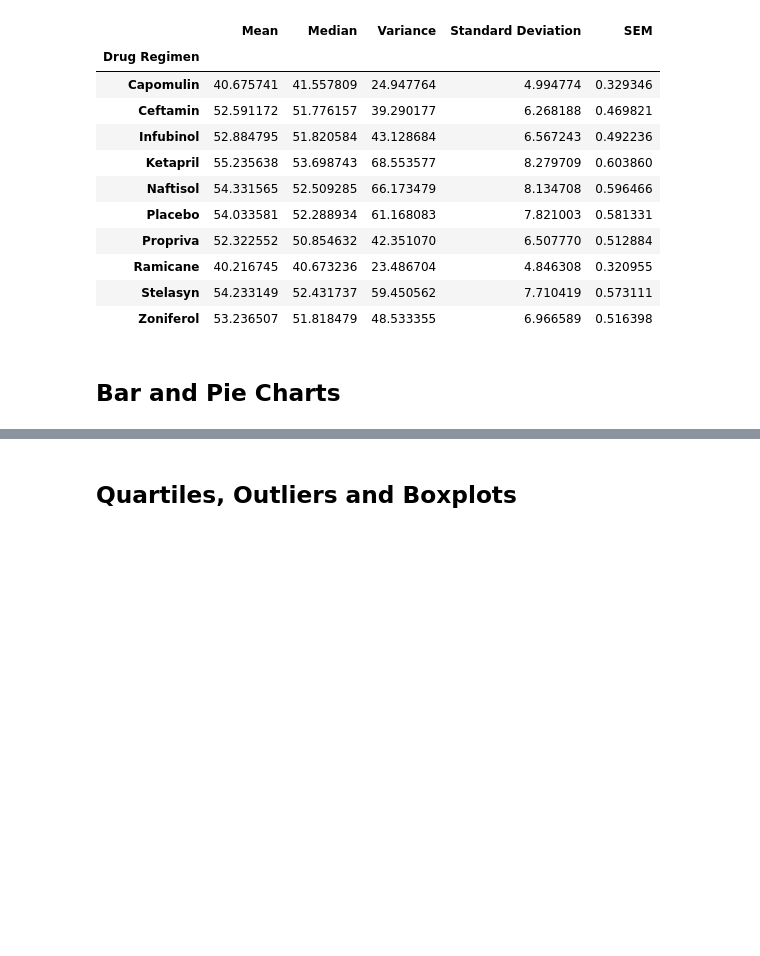
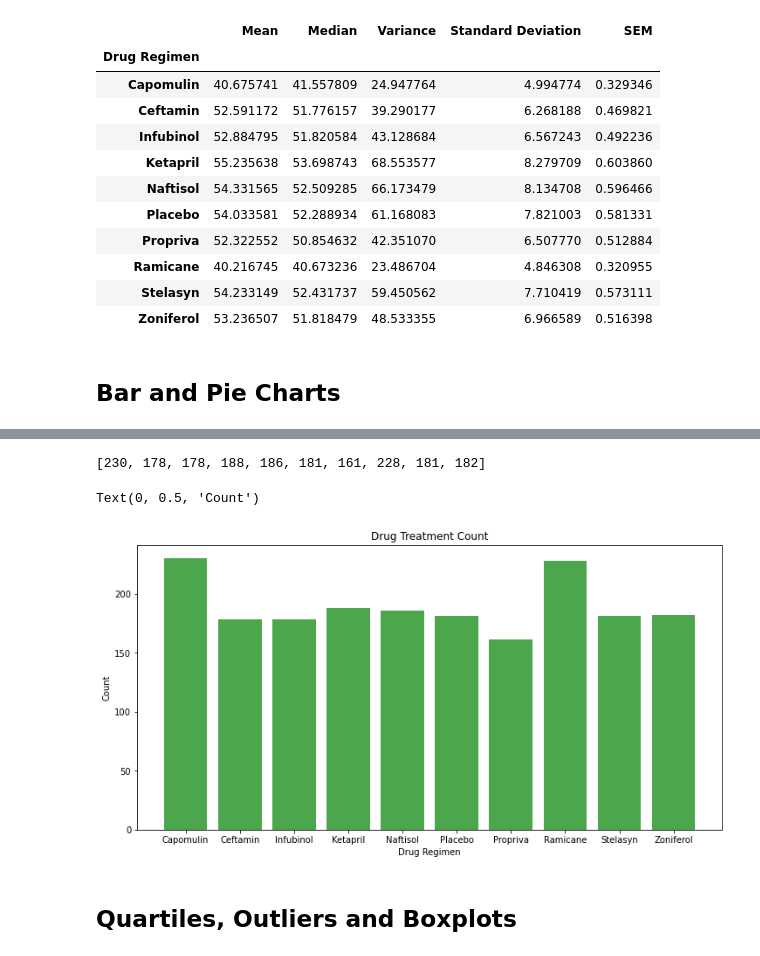
Before and after one commit to OnyNwosu/MatPlotlib-Challenge, a Jupyter notebook: Pymaceuticals/pymaceuticals_starter.ipynb, the cells around one changed output, grey strips where cells are left out. Cells and saved outputs as stored; diff of their text form; code cells hidden in the pictures; blank space fills up the shorter version.

```diff
--- a/Pymaceuticals/pymaceuticals_starter.ipynb
+++ b/Pymaceuticals/pymaceuticals_starter.ipynb
@@ -147,2 +155,4 @@ summary_stats_df
 # %%
-# Generate a bar plot showing the total number of measurements taken on each drug regimen using pandas.
+# Generate a bar plot showing the total number of measurements taken on each drug regimen using pyplot.
+drugs_list = summary_stats_df.index.tolist()
+drugs_list
@@ -151,3 +170,20 @@ summary_stats_df
+# %%
+drugs_count = (combined_df.groupby(["Drug Regimen"])["Age_months"].count()).tolist()
+drugs_count
+# %% [output]
+[230, 178, 178, 188, 186, 181, 161, 228, 181, 182]
+# %%
+x_axis = drugs_list
+
+plt.figure(figsize=(12,6))
+plt.bar(x_axis, drug_count, color='g', alpha=0.7, align="center")
+
+plt.title("Drug Treatment Count")
+plt.xlabel("Drug Regimen")
+plt.ylabel("Count")
+# %% [output]
+Text(0, 0.5, 'Count')
+[figure, added]
 # %%
 # Generate a pie plot showing the distribution of female versus male mice using pandas
 # %%
```
Also changed, not shown: parts of 4 cells of this notebook.
